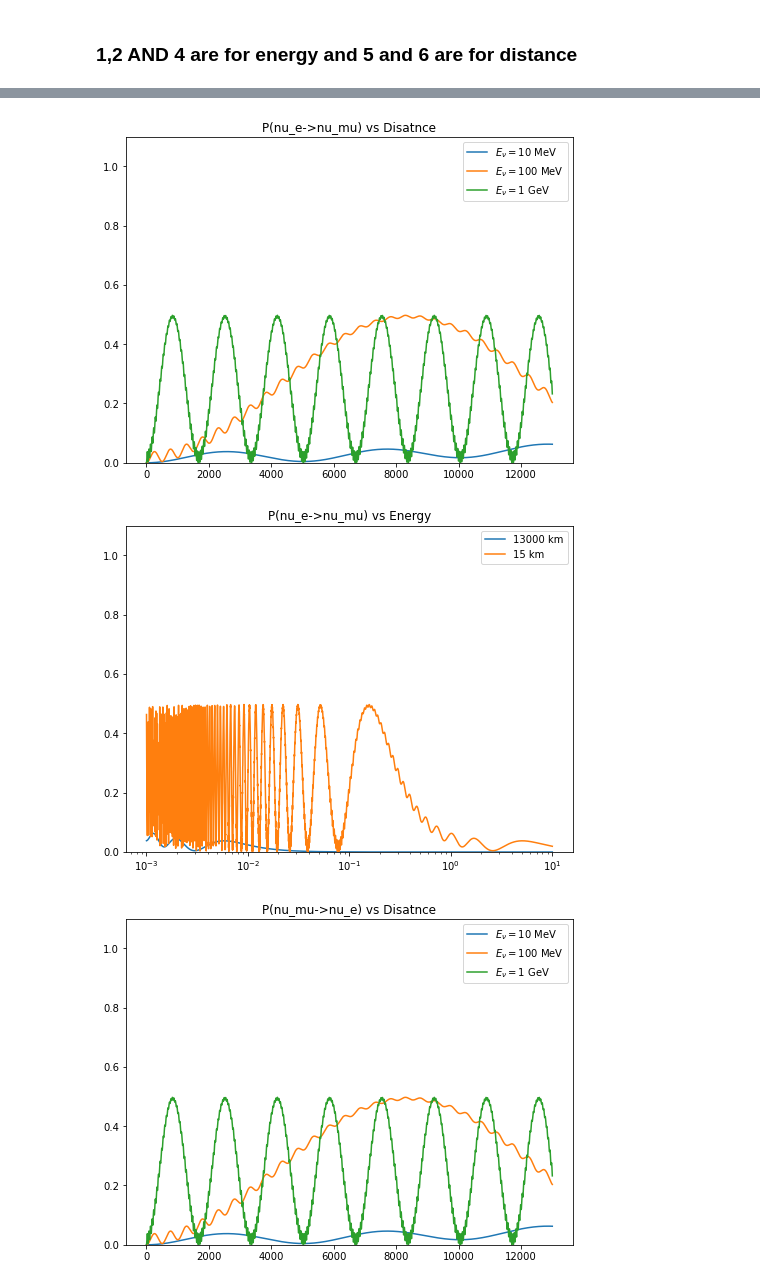
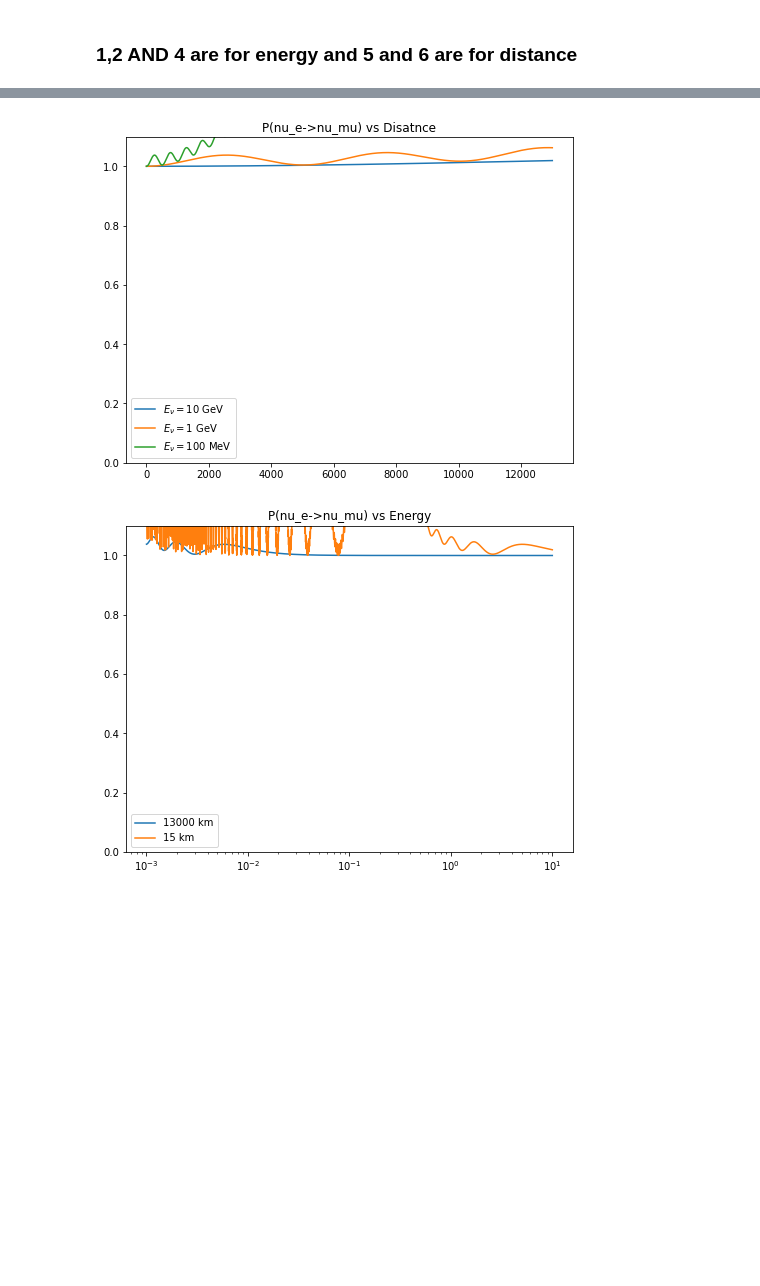
Before and after one commit to plm9/Neutrino_probabilities, a Jupyter notebook: draft.ipynb, the cells around one changed output, grey strips where cells are left out. Saved outputs shown, nothing was run; the diff lists cells and outputs as text; code cells hidden in the pictures; blank space fills up the shorter version.

```diff
--- a/draft.ipynb
+++ b/draft.ipynb
@@ -169,7 +178,7 @@ list_of_all[3][0]
 ### 1,2 AND 4 are for energy and 5 and 6 are for distance
 # %%
 for type in list_of_all:
-    if type[0]=="P(nu_e->nu_e)" or type[0]=="P(nu_mu->nu_mu)":
+    """ if type[0]=="P(nu_e->nu_e)" or type[0]=="P(nu_mu->nu_mu)":
         plt.figure(figsize=(8,6))
         plt.title(type[0]+" vs Disatnce")
         plt.plot(dist,[1+i for i in type[1]],label=r"$E_{\nu}=10$ MeV")
@@ -185,21 +194,21 @@ for type in list_of_all:
         plt.plot(np.concatenate([eneg_range_1,eneg_range_2]),[1+i for i in type[6]],label="15 km")
         plt.legend()
         plt.ylim(0,1.1)
-    else:
+    else: """
 
-        plt.figure(figsize=(8,6))
-        plt.title(type[0]+" vs Disatnce")
-        plt.plot(dist,type[1],label=r"$E_{\nu}=10$ MeV")
-        plt.plot(dist,type[2],label=r"$E_{\nu}=100$ MeV")
-        plt.plot(dist,type[4],label=r"$E_{\nu}=1$ GeV")
-        plt.legend()
-        plt.ylim(0,1.1)
+    plt.figure(figsize=(8,6))
+    plt.title(type[0]+" vs Disatnce")
+    plt.plot(dist,type[1],label=r"$E_{\nu}=10$ GeV")
+    plt.plot(dist,type[2],label=r"$E_{\nu}=1$ GeV")
+    plt.plot(dist,type[3],label=r"$E_{\nu}=100$ MeV")
+    plt.legend()
+    plt.ylim(0,1.1)
 
-        plt.figure(figsize=(8,6))
-        plt.title(type[0]+" vs Energy")
-        plt.xscale("log")
-        plt.plot(np.concatenate([eneg_range_1,eneg_range_2]),type[5],label="13000 km")
-        plt.plot(np.concatenate([eneg_range_1,eneg_range_2]),type[6],label="15 km")
-        plt.legend()
-        plt.ylim(0,1.1)
+    plt.figure(figsize=(8,6))
+    plt.title(type[0]+" vs Energy")
+    plt.xscale("log")
+    plt.plot(np.concatenate([eneg_range_1,eneg_range_2]),type[4],label="13000 km")
+    plt.plot(np.concatenate([eneg_range_1,eneg_range_2]),type[5],label="15 km")
+    plt.legend()
+    plt.ylim(0,1.1)
 # %% [output]
@@ -207,4 +216,3 @@ for type in list_of_all:
 [figure]
-[figure, old version]
+[figure, new version]
-[figure, old version]
+[figure, new version]
-[figure, removed]
```
Also changed, not shown: parts of 5 cells of this notebook, 1 other file.
